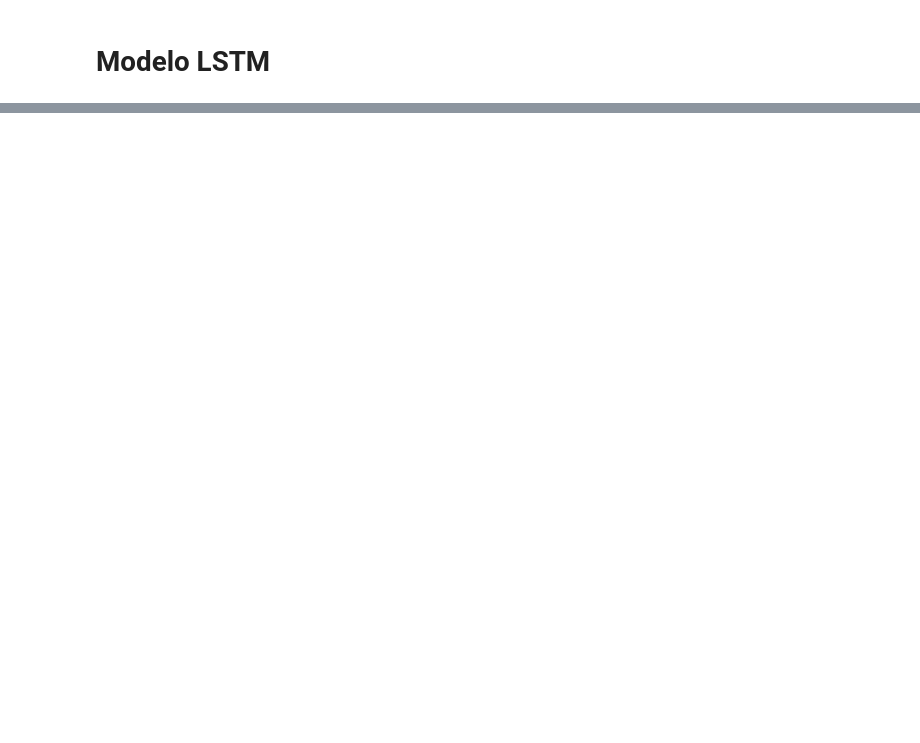
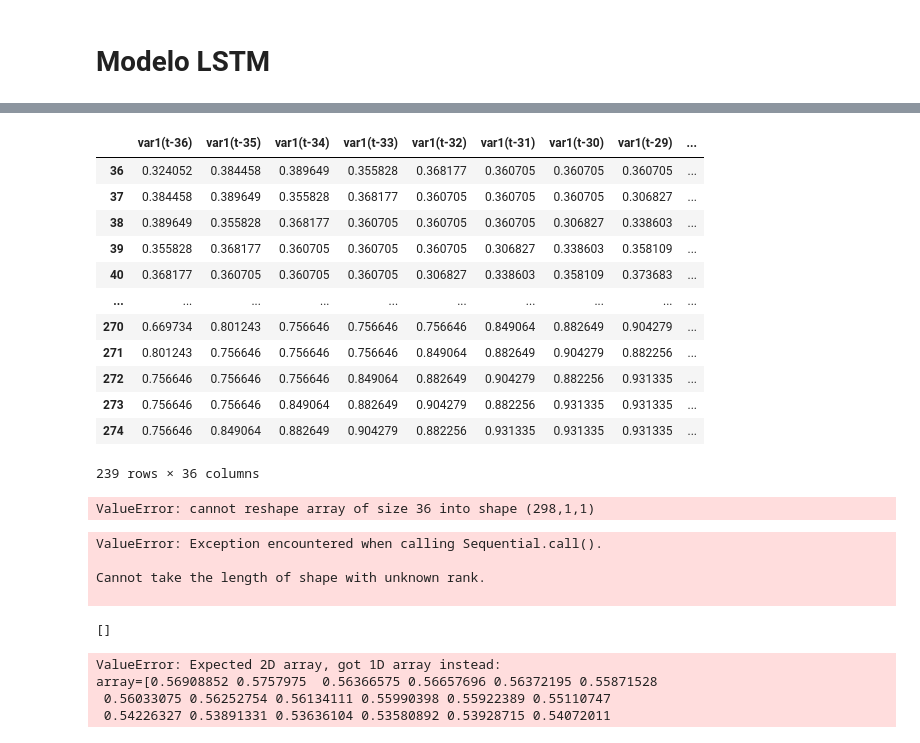
Before and after one commit to LorenzoPorrasDuque/cientifica, a Jupyter notebook: seriesDeTiempo/deep_learning.ipynb, the cells around one changed output, grey strips where cells are left out. Cells and saved outputs as stored; diff of their text form; code cells hidden in the pictures; blank space fills up the shorter version.

```diff
--- a/seriesDeTiempo/deep_learning.ipynb
+++ b/seriesDeTiempo/deep_learning.ipynb
@@ -345,0 +348,3 @@ mean_absolute_error(y_test,results)
+# %%
+last_data=data_pronostico['TSLA']['2024-01-28':]
+last_data
@@ -345,0 +365,24 @@ mean_absolute_error(y_test,results)
+# %%
+val_forecast=last_data.values
+val_forecast=val_forecast.astype('float64')
+val_forecast=val_forecast.reshape(-1,1)
+scaled_forecast=scaler.fit_transform(val_forecast)
+reframed_forecast=serie_a_supervisado(scaled_forecast,steps,1)
+
+#Eliminar la ultima columna que seria y
+reframed_forecast.drop(reframed_forecast[['var1(t)']],axis=1,inplace=True)
+reframed_forecast
+# %% [output]
+|  | var1(t-36) | var1(t-35) | var1(t-34) | var1(t-33) | var1(t-32) | var1(t-31) | var1(t-30) | var1(t-29) | ... |
+| 36 | 0.324052 | 0.384458 | 0.389649 | 0.355828 | 0.368177 | 0.360705 | 0.360705 | 0.360705 | ... |
+| 37 | 0.384458 | 0.389649 | 0.355828 | 0.368177 | 0.360705 | 0.360705 | 0.360705 | 0.306827 | ... |
+| 38 | 0.389649 | 0.355828 | 0.368177 | 0.360705 | 0.360705 | 0.360705 | 0.306827 | 0.338603 | ... |
+| 39 | 0.355828 | 0.368177 | 0.360705 | 0.360705 | 0.360705 | 0.306827 | 0.338603 | 0.358109 | ... |
+| 40 | 0.368177 | 0.360705 | 0.360705 | 0.360705 | 0.306827 | 0.338603 | 0.358109 | 0.373683 | ... |
+| ... | ... | ... | ... | ... | ... | ... | ... | ... | ... |
+| 270 | 0.669734 | 0.801243 | 0.756646 | 0.756646 | 0.756646 | 0.849064 | 0.882649 | 0.904279 | ... |
+| 271 | 0.801243 | 0.756646 | 0.756646 | 0.756646 | 0.849064 | 0.882649 | 0.904279 | 0.882256 | ... |
+| 272 | 0.756646 | 0.756646 | 0.756646 | 0.849064 | 0.882649 | 0.904279 | 0.882256 | 0.931335 | ... |
+| 273 | 0.756646 | 0.756646 | 0.849064 | 0.882649 | 0.904279 | 0.882256 | 0.931335 | 0.931335 | ... |
+| 274 | 0.756646 | 0.849064 | 0.882649 | 0.904279 | 0.882256 | 0.931335 | 0.931335 | 0.931335 | ... |
+239 rows × 36 columns
@@ -345,0 +396,32 @@ mean_absolute_error(y_test,results)
+# %%
+values=reframed_forecast.values
+x_test=values[reframed_forecast.shape[0]-1:,:]
+x_test=x_test.reshape((X_test.shape[0],1,X_test.shape[1]))
+x_test
+# %% [output]
+ValueError: cannot reshape array of size 36 into shape (298,1,1)
+# %%
+result_forecast=[]
+for i in range(30):
+    parcial=modelo_2.predict(x_test)
+    result_forecast.append(parcial[0])
+    print(x_test)
+    x_test=agregar_valor(x_test,parcial[0])
+# %% [output]
+ValueError: Exception encountered when calling Sequential.call().
+
+Cannot take the length of shape with unknown rank.
+
+# %%
+result_forecast
+# %% [output]
+[]
+# %%
+valores=[x for x in result_forecast]
+inverse=scaler.inverse_transform(valores)
+inverse
+# %% [output]
+ValueError: Expected 2D array, got 1D array instead:
+array=[0.56908852 0.5757975  0.56366575 0.56657696 0.56372195 0.55871528
+ 0.56033075 0.56252754 0.56134111 0.55990398 0.55922389 0.55110747
+ 0.54226327 0.53891331 0.53636104 0.53580892 0.53928715 0.54072011
```
Also changed, not shown: parts of 9 cells of this notebook.
